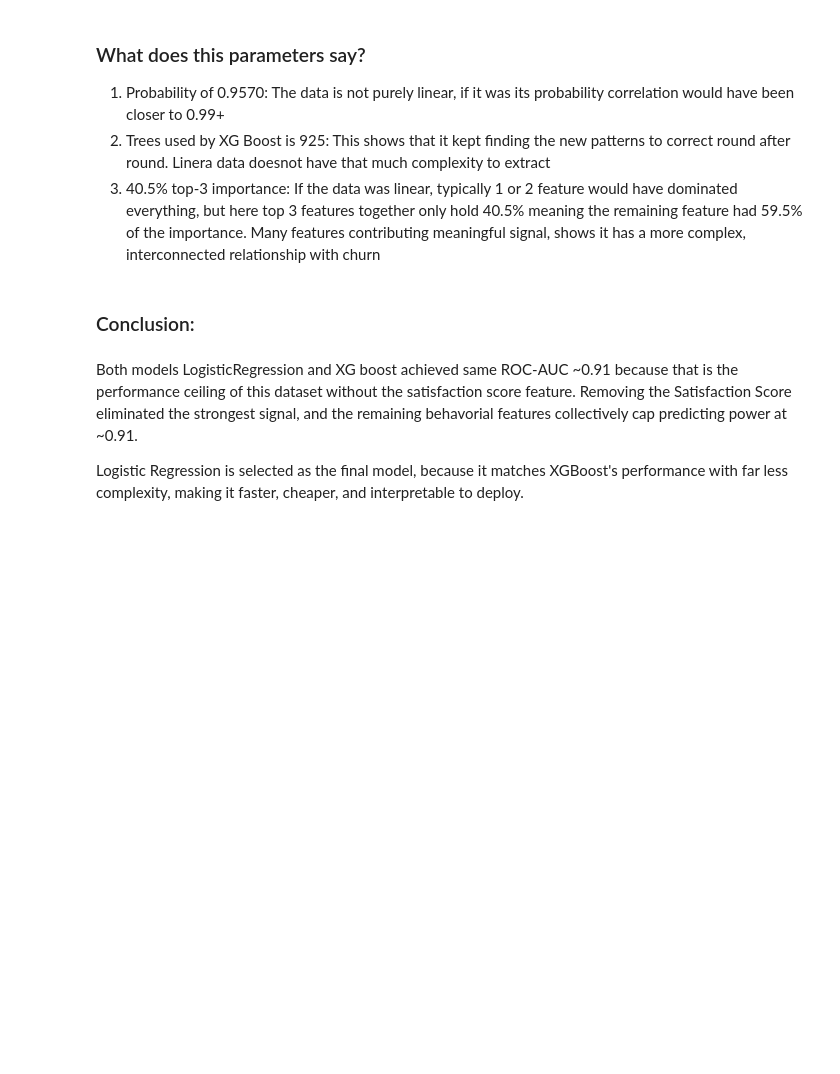
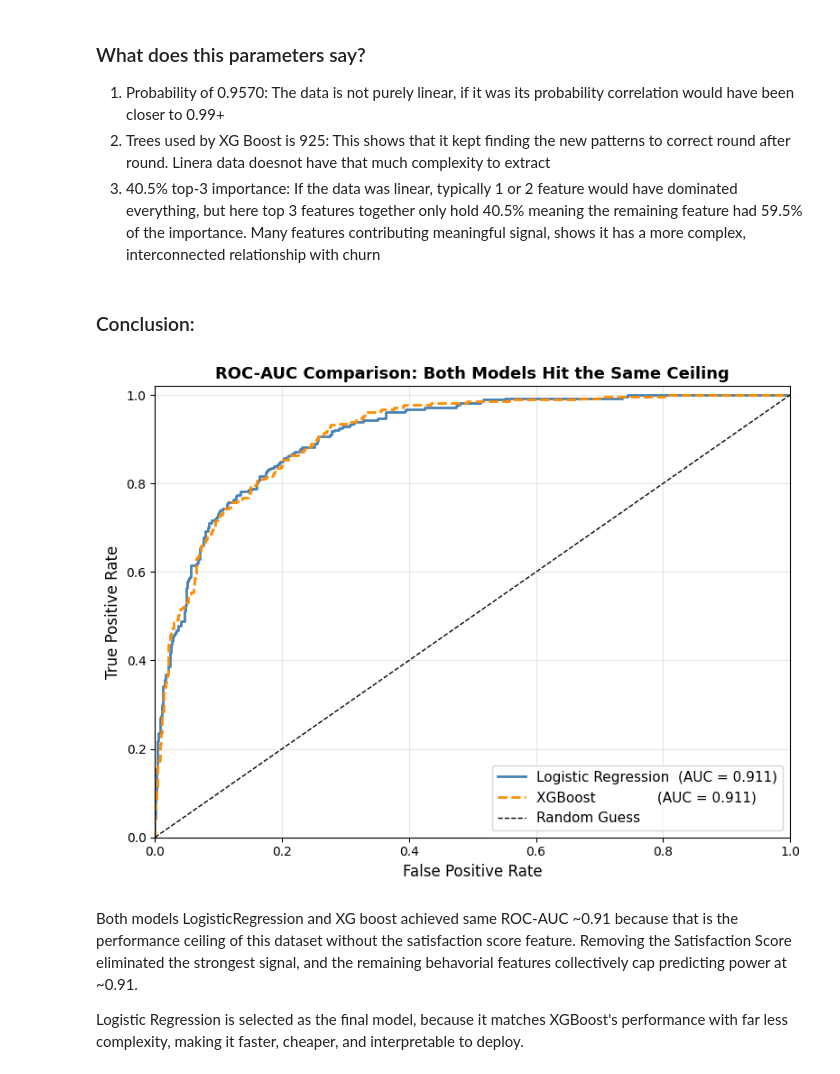
Before and after one commit to Mridul-dhungana/Telco-Customer-Churn-Analysis, a Jupyter notebook: telco.ipynb, the cells around one changed output. Saved outputs shown, nothing was run; the diff lists cells and outputs as text; code cells hidden in the pictures; blank space fills up the shorter version.

```diff
--- a/telco.ipynb
+++ b/telco.ipynb
@@ -1327,6 +1327,37 @@ remaining feature had 59.5% of the importance. Many features contributing meanin
 interconnected relationship with churn
 # %% [markdown]
 ### Conclusion:
+# %%
+from sklearn.metrics import roc_curve, auc
+import matplotlib.pyplot as plt
+
+# --- Compute ROC curves ---
+lr_fpr,  lr_tpr,  _ = roc_curve(Y_test, Y_test_prob_lr)
+xgb_fpr, xgb_tpr, _ = roc_curve(Y_test, Y_test_prob_xgb)
+
+lr_auc  = auc(lr_fpr,  lr_tpr)
+xgb_auc = auc(xgb_fpr, xgb_tpr)
+
+# --- Single overlapping plot ---
+fig, ax = plt.subplots(figsize=(8, 6))
+
+ax.plot(lr_fpr,  lr_tpr,  color="steelblue",  lw=2, label=f"Logistic Regression  (AUC = {lr_auc:.3f})")
+ax.plot(xgb_fpr, xgb_tpr, color="darkorange", lw=2, label=f"XGBoost              (AUC = {xgb_auc:.3f})", linestyle="--")
+ax.plot([0, 1], [0, 1], "k--", lw=1, label="Random Guess")
+
+ax.set_xlabel("False Positive Rate", fontsize=12)
+ax.set_ylabel("True Positive Rate", fontsize=12)
+ax.set_title("ROC-AUC Comparison: Both Models Hit the Same Ceiling", fontsize=13, fontweight="bold")
+ax.legend(loc="lower right", fontsize=11)
+ax.set_xlim([0, 1])
+ax.set_ylim([0, 1.02])
+ax.grid(alpha=0.3)
+
+plt.tight_layout()
+plt.savefig("ROC Comparison.png", dpi=150, bbox_inches="tight")
+plt.show()
+# %% [output]
+[figure, added]
 # %% [markdown]
 Both models LogisticRegression and XG boost achieved same ROC-AUC ~0.91 because that is the performance ceiling of this dataset without
 the satisfaction score feature.
```
Also changed, not shown: 2 other files.
